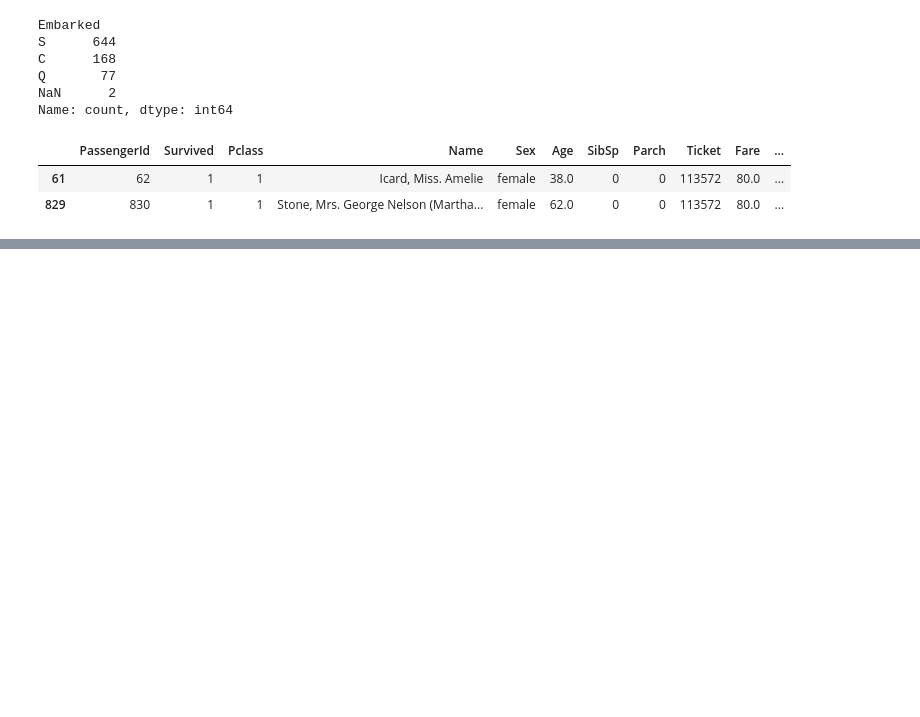
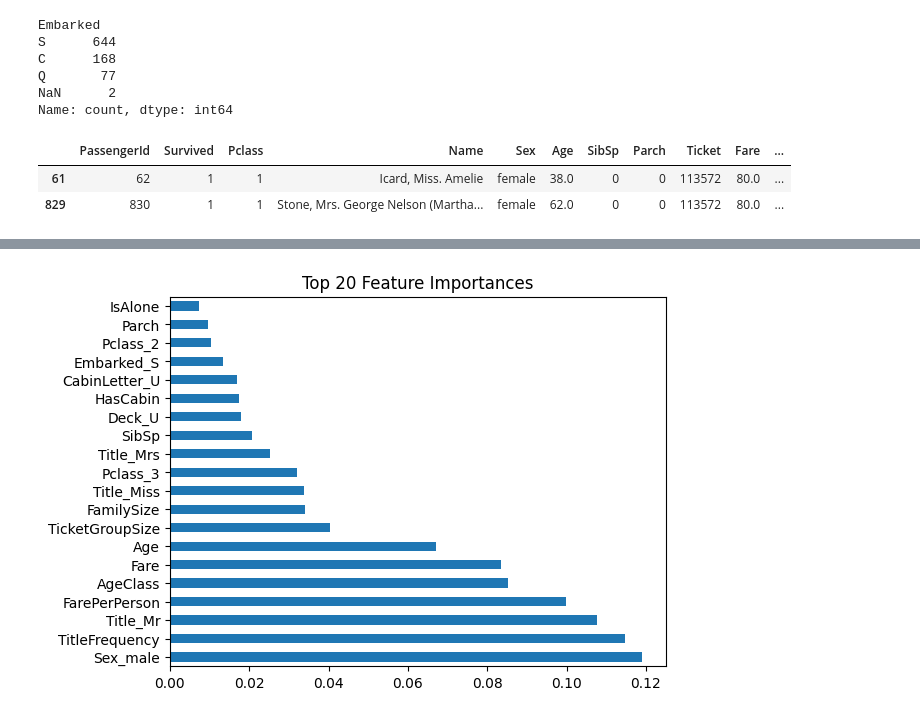
Before and after one commit to surzua/Titanic-Dataset, a Jupyter notebook: src/test1.ipynb, the cells around one changed output, grey strips where cells are left out. Cells and saved outputs as stored; diff of their text form; code cells hidden in the pictures; blank space fills up the shorter version.

```diff
--- a/src/test1.ipynb
+++ b/src/test1.ipynb
@@ -113,0 +325,10 @@ Name: count, dtype: int64
+# %%
+import matplotlib.pyplot as plt
+import seaborn as sns
+
+feat_importances = pd.Series(best_model.feature_importances_, index=X.columns)
+feat_importances.nlargest(20).plot(kind='barh')
+plt.title("Top 20 Feature Importances")
+plt.show()
+# %% [output]
+[figure, added]
```
Also changed, not shown: parts of 13 cells of this notebook.
